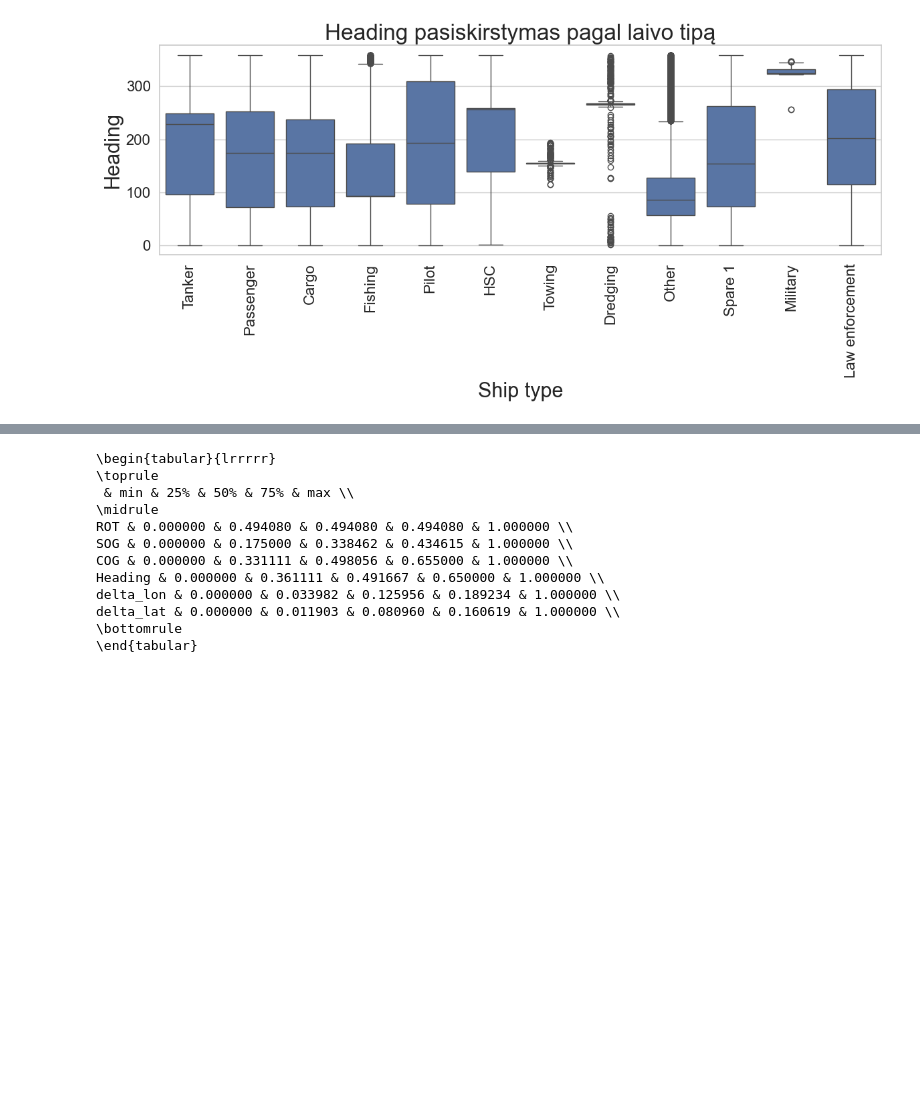
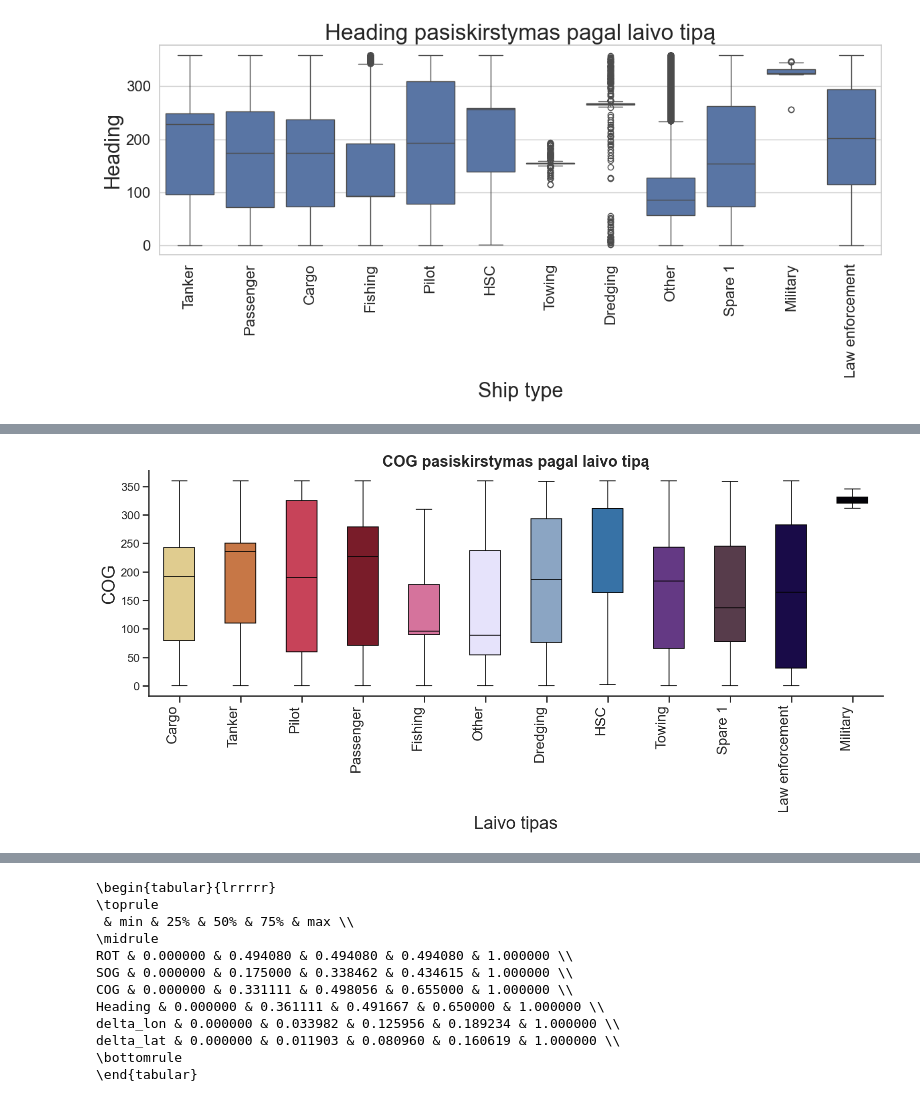
Before and after one commit to lukasjanusauskas/ais-duomenu-vizualizavimas, a Jupyter notebook: 1Lab.ipynb, the cells around one changed output, grey strips where cells are left out. Cells and saved outputs as stored; diff of their text form; code cells hidden in the pictures; blank space fills up the shorter version.

```diff
--- a/1Lab.ipynb
+++ b/1Lab.ipynb
@@ -1043,3 +997,82 @@ plot_box_by_shiptype(df_isskirciu, selected_vars)
 [figure]
 [figure]
 [figure]
+# %%
+import pandas as pd
+import seaborn as sns
+import matplotlib.pyplot as plt
+
+def plot_box_by_shiptype(df, variables):
+
+    dfp = df.dropna(subset=["Ship type"]).copy()
+    dfp["Ship type"] = dfp["Ship type"].astype(str).str.strip()
+
+    variables = [
+        col for col in variables
+        if col in dfp.columns and pd.api.types.is_numeric_dtype(dfp[col])
+    ]
+
+    sns.set_theme(style="ticks", context="talk")
+
+    # Exact fixed order
+    ship_order = [
+        "Cargo",
+        "Tanker",
+        "Pilot",
+        "Passenger",
+        "Fishing",
+        "Other",
+        "Dredging",
+        "HSC",
+        "Towing",
+        "Spare 1",
+        "Law enforcement",
+        "Military"
+    ]
+
+    # Exact colors from your bar chart
+    color_map = {
+        "Cargo": "#EDD382",
+        "Tanker": "#DD7230",
+        "Pilot": "#DD2D4A",
+        "Passenger": "#880D1E",
+        "Fishing": "#E56399",
+        "Other": "#E3DFFF",
+        "Dredging": "#81A4CD",
+        "HSC": "#2473B9",
+        "Towing": "#662C91",
+        "Spare 1": "#5C374C",
+        "Law enforcement": "#140152",
+        "Military": "#02010A"
+    }
+
+    # Keep only ship types that exist in dataframe
+    ship_order = [s for s in ship_order if s in dfp["Ship type"].unique()]
+
+    for var in variables:
+
+        plt.figure(figsize=(16, 8))
+
+        sns.boxplot(
+            data=dfp,
+            x="Ship type",
+            y=var,
+            order=ship_order,
+            palette=color_map,
+            width=0.5,
+            linewidth=1.2,
+            showfliers=False
+        )
+
+        plt.xticks(rotation=90, ha="right", fontsize = 20)
+        plt.title(f"{var} pasiskirstymas pagal laivo tipą", fontsize=22, weight="bold")
+        plt.xlabel("Laivo tipas", fontsize=25)
+        plt.ylabel(var, fontsize=25)
+
+        sns.despine()
+        plt.tight_layout()
+        plt.show()
+
+
+plot_box_by_shiptype(df_isskirciu, selected_vars)
+# %% [output]
@@ -1045,0 +1082 @@ plot_box_by_shiptype(df_isskirciu, selected_vars)
+[figure, added]
```
Also changed, not shown: parts of 6 cells of this notebook, 1 other file.
